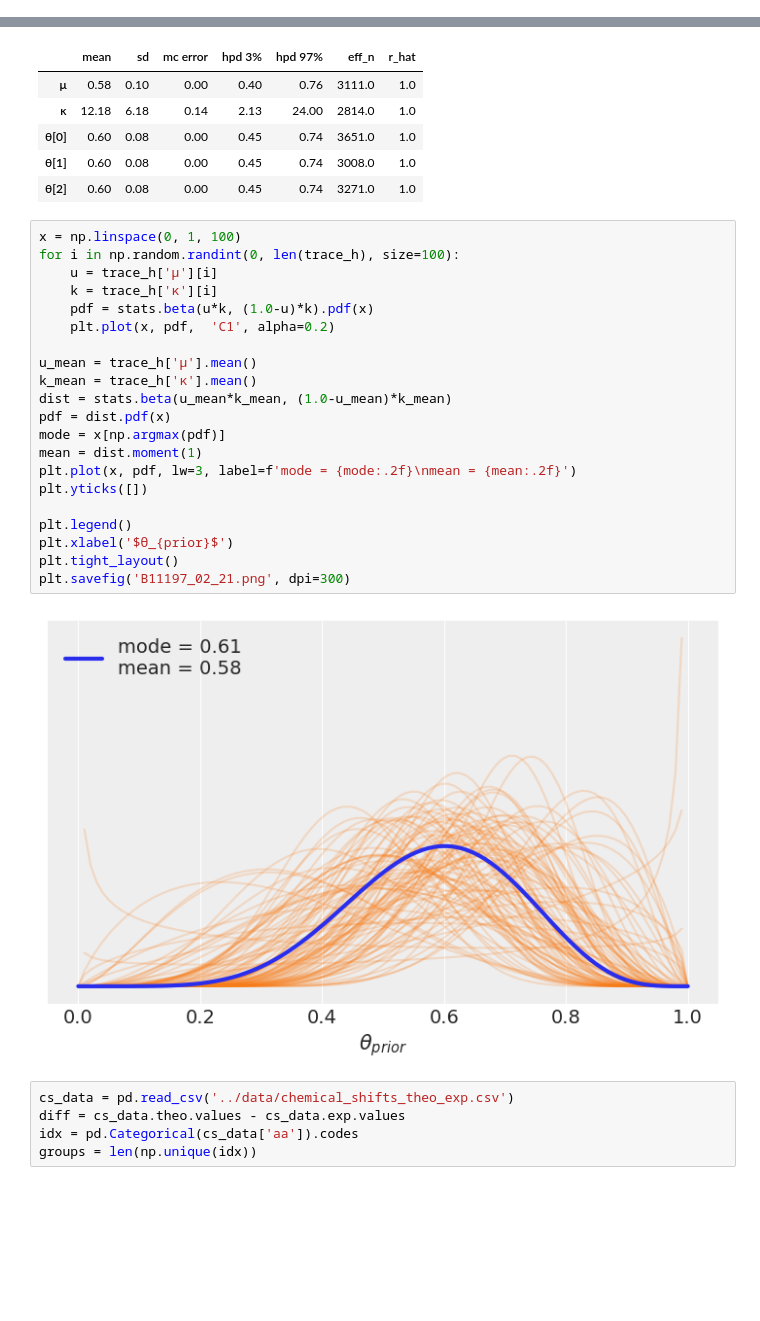
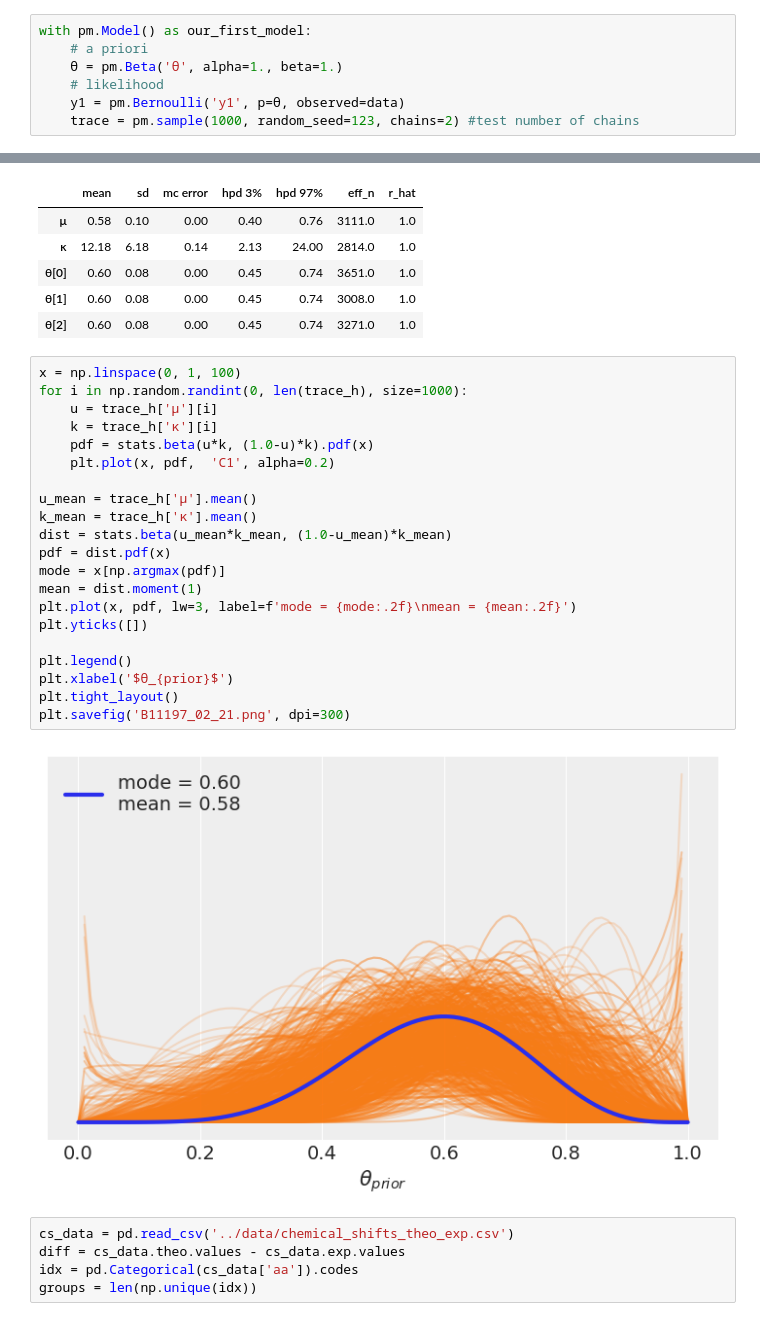
Before and after one commit to kiwiriver/BAP, a Jupyter notebook: code/Chp2/02 Programming probabilistically.ipynb, the cells around one changed output, grey strips where cells are left out. Saved outputs shown, nothing was run; the diff lists cells and outputs as text; blank space fills up the shorter version.

```diff
--- a/code/Chp2/02 Programming probabilistically.ipynb
+++ b/code/Chp2/02 Programming probabilistically.ipynb
@@ -32,3 +32,10 @@ Auto-assigning NUTS sampler...
 Initializing NUTS using jitter+adapt_diag...
 Multiprocess sampling (2 chains in 4 jobs)
 NUTS: [θ]
+# %%
+with pm.Model() as our_first_model:
+    # a priori
+    θ = pm.Beta('θ', alpha=1., beta=1.)
+    # likelihood
+    y1 = pm.Bernoulli('y1', p=θ, observed=data)
+    trace = pm.sample(1000, random_seed=123, chains=2) #test number of chains
@@ -435,27 +482,27 @@ az.summary(trace_h)
 | θ[2] | 0.60 | 0.08 | 0.00 | 0.45 | 0.74 | 3271.0 | 1.0 |
 # %%
 x = np.linspace(0, 1, 100)
-for i in np.random.randint(0, len(trace_h), size=100):
+for i in np.random.randint(0, len(trace_h), size=1000):
     u = trace_h['μ'][i]
     k = trace_h['κ'][i]
     pdf = stats.beta(u*k, (1.0-u)*k).pdf(x)
     plt.plot(x, pdf,  'C1', alpha=0.2)
 
 u_mean = trace_h['μ'].mean()
 k_mean = trace_h['κ'].mean()
 dist = stats.beta(u_mean*k_mean, (1.0-u_mean)*k_mean)
 pdf = dist.pdf(x)
 mode = x[np.argmax(pdf)]
 mean = dist.moment(1)
 plt.plot(x, pdf, lw=3, label=f'mode = {mode:.2f}\nmean = {mean:.2f}')
 plt.yticks([])
 
 plt.legend()
 plt.xlabel('$θ_{prior}$')
 plt.tight_layout()
 plt.savefig('B11197_02_21.png', dpi=300)
 # %% [output]
-[figure, old version]
+[figure, new version]
 # %%
 cs_data = pd.read_csv('../data/chemical_shifts_theo_exp.csv')
 diff = cs_data.theo.values - cs_data.exp.values
```
Also changed, not shown: parts of 29 cells of this notebook, 23 other files.
